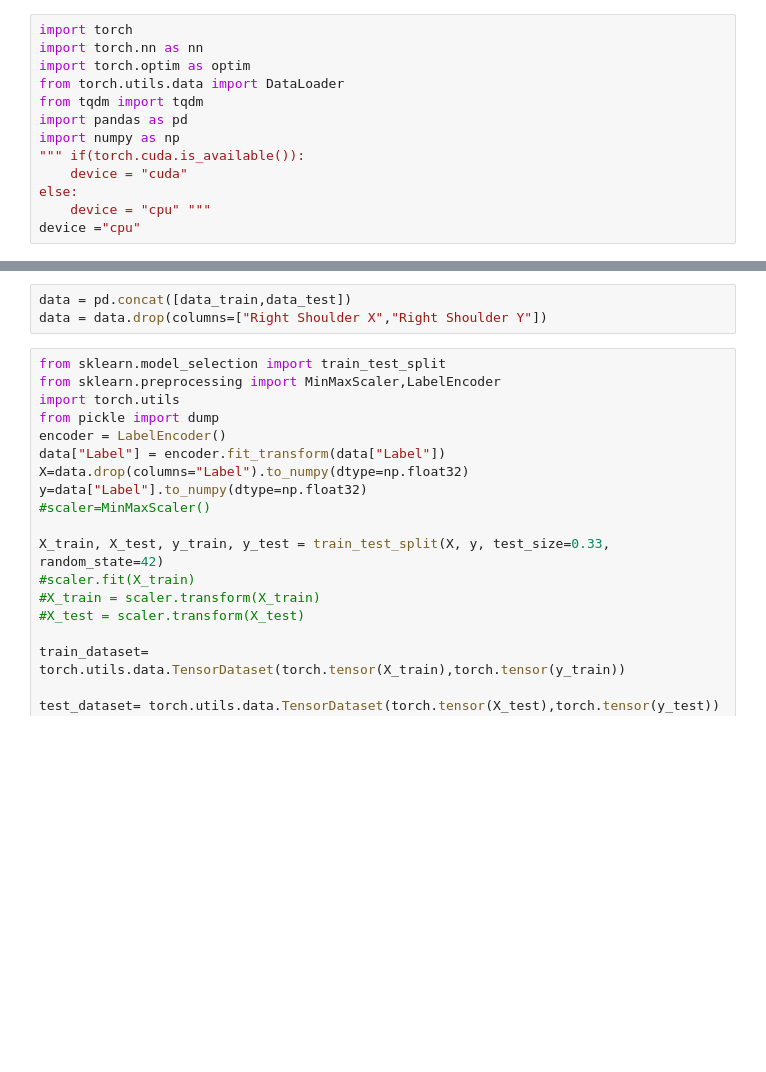
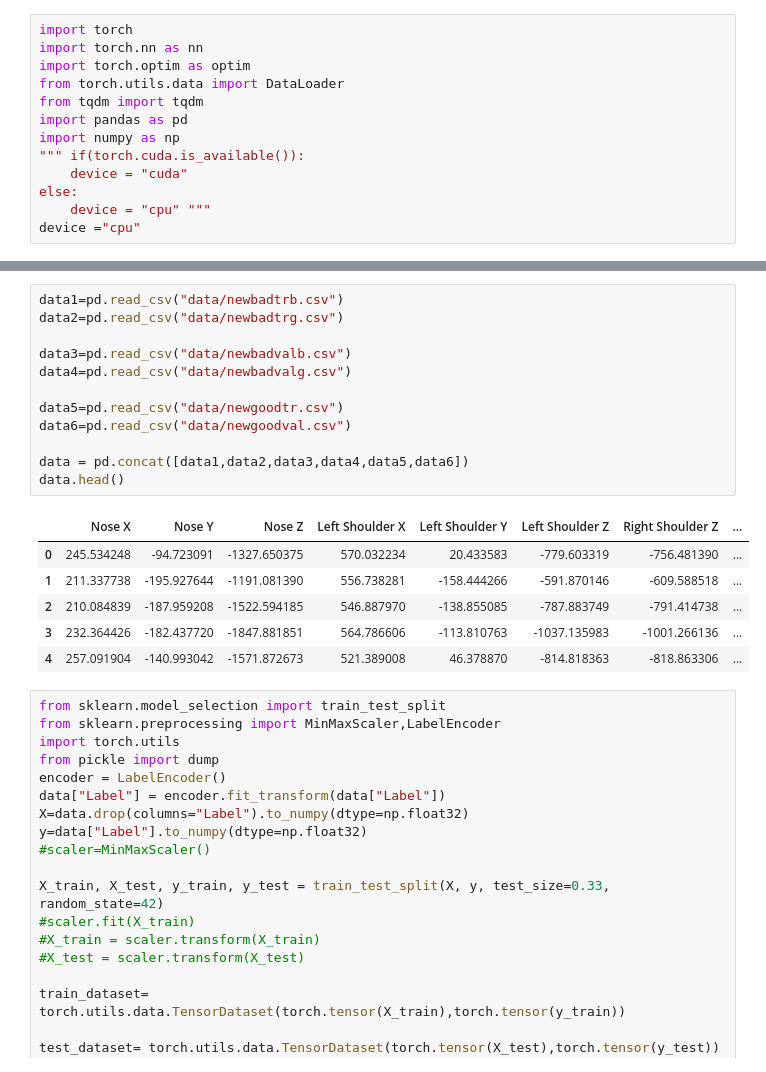
Before and after one commit to RahulVadhyar/dontSlouch, a Jupyter notebook: model/training.ipynb, the cells around one changed output, grey strips where cells are left out. Saved outputs shown, nothing was run; the diff lists cells and outputs as text; blank space fills up the shorter version.

```diff
--- a/model/training.ipynb
+++ b/model/training.ipynb
@@ -55,6 +14,22 @@ data_test.head(200)
-# %%
-data = pd.concat([data_train,data_test])
-data = data.drop(columns=["Right Shoulder X","Right Shoulder Y"])
+# %%
+data1=pd.read_csv("data/newbadtrb.csv")
+data2=pd.read_csv("data/newbadtrg.csv")
+
+data3=pd.read_csv("data/newbadvalb.csv")
+data4=pd.read_csv("data/newbadvalg.csv")
+
+data5=pd.read_csv("data/newgoodtr.csv")
+data6=pd.read_csv("data/newgoodval.csv")
+
+data = pd.concat([data1,data2,data3,data4,data5,data6])
+data.head()
+# %% [output]
+|  | Nose X | Nose Y | Nose Z | Left Shoulder X | Left Shoulder Y | Left Shoulder Z | Right Shoulder Z | ... |
+| 0 | 245.534248 | -94.723091 | -1327.650375 | 570.032234 | 20.433583 | -779.603319 | -756.481390 | ... |
+| 1 | 211.337738 | -195.927644 | -1191.081390 | 556.738281 | -158.444266 | -591.870146 | -609.588518 | ... |
+| 2 | 210.084839 | -187.959208 | -1522.594185 | 546.887970 | -138.855085 | -787.883749 | -791.414738 | ... |
+| 3 | 232.364426 | -182.437720 | -1847.881851 | 564.786606 | -113.810763 | -1037.135983 | -1001.266136 | ... |
+| 4 | 257.091904 | -140.993042 | -1571.872673 | 521.389008 | 46.378870 | -814.818363 | -818.863306 | ... |
 # %%
 from sklearn.model_selection import train_test_split
 from sklearn.preprocessing import MinMaxScaler,LabelEncoder
```
Also changed, not shown: parts of 4 cells of this notebook, 19 other files.
